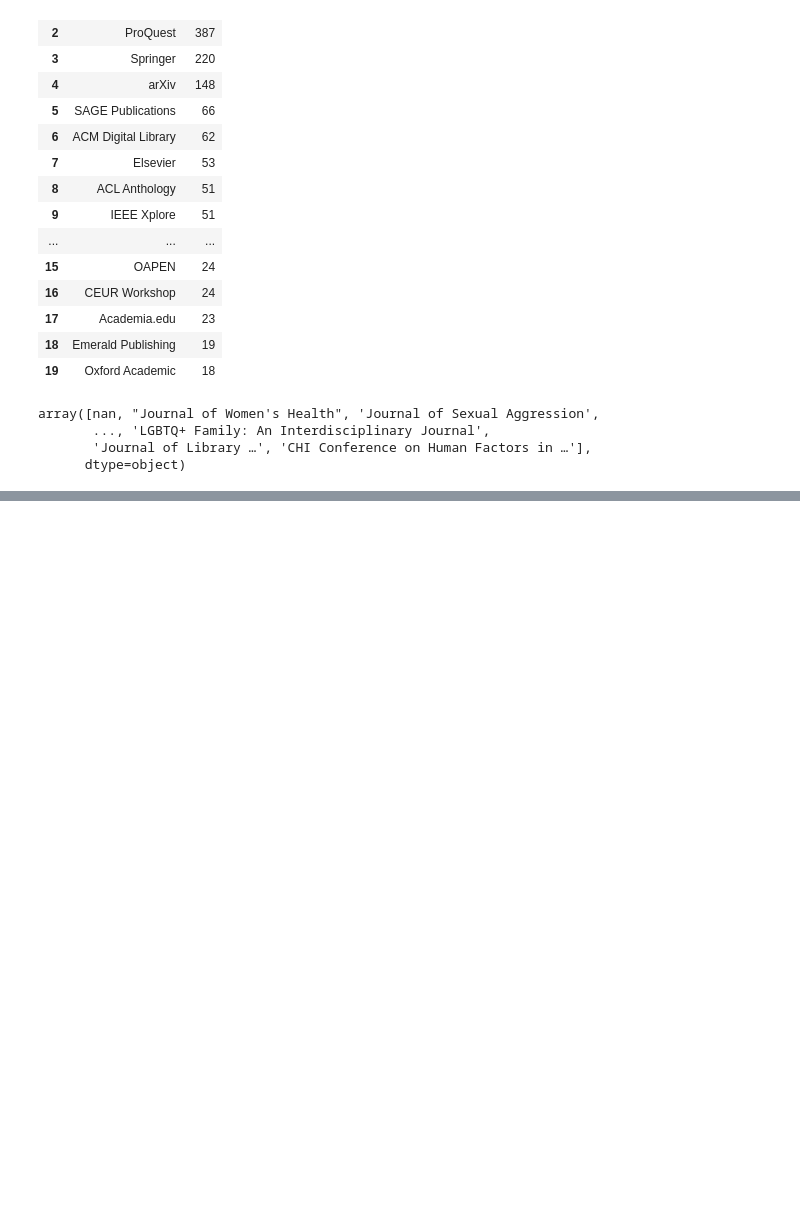
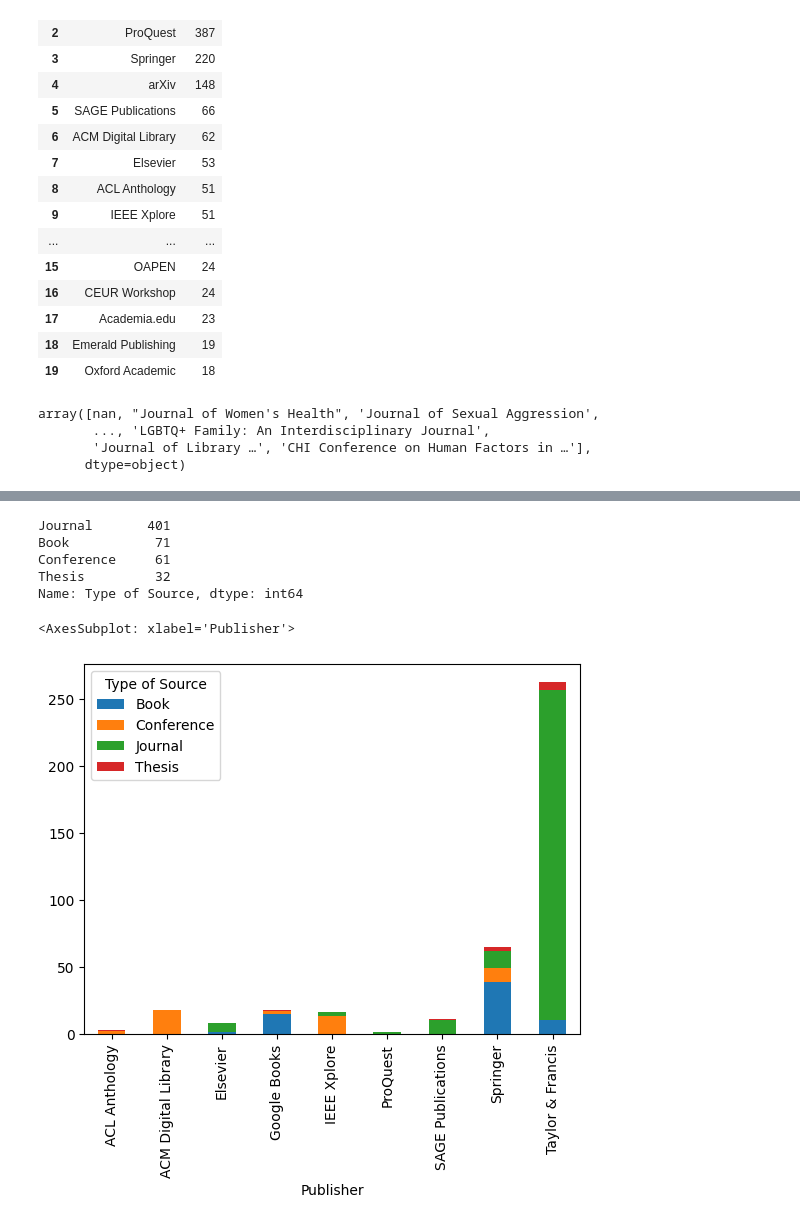
Before and after one commit to booktrackerGirl/Data-wrangling-and-analysis, a Jupyter notebook: Goggle Scholar Search/google_scholar_search_analysis.ipynb, the cells around one changed output, grey strips where cells are left out. Saved outputs shown, nothing was run; the diff lists cells and outputs as text; code cells hidden in the pictures; blank space fills up the shorter version.

```diff
--- a/Goggle Scholar Search/google_scholar_search_analysis.ipynb
+++ b/Goggle Scholar Search/google_scholar_search_analysis.ipynb
@@ -280,0 +285,14 @@ array([nan, "Journal of Women's Health", 'Journal of Sexual Aggression',
+# %%
+# Grouping the manuscript types together
+
+L = ['conference', 'journal', 'article', 'thesis', 'dissertation',
+     'handbook', 'report', 'book', 'encyclopedia', 'research']
+# article can be termed similar to journals, since usually they come together
+
+
+pat = '|'.join(r"\b{}\b".format(x) for x in L)
+
+df['Type of Source'] = df['Source'].str.findall(pat, flags=re.I).str.join(', ')
+
+df['Type of Source'].value_counts() # shows using 'research' as a keyword is redundant, and usually the other keyword is the important one
+# Also hence use extract instead of findall, and arrange the order of the keywords according to preference
@@ -280,0 +317,15 @@ array([nan, "Journal of Women's Health", 'Journal of Sexual Aggression',
+# %%
+df['Type of Source'] = df['Source'].str.extract('('+ pat + ')', expand=False, flags=re.I)
+df['Type of Source'] = df['Type of Source'].replace(['journal', 'JOURNAL'],'Journal')
+df['Type of Source'] = df['Type of Source'].replace(['conference'],'Conference')
+df['Type of Source'] = df['Type of Source'].replace(['handbook', 'Handbook', 'Encyclopedia'],'Book') # Can encyclopedia be clubbed as well?
+# and should I keep 'book' instead of handbook
+df['Type of Source'] = df['Type of Source'].replace(['Dissertation', 'Research', 'research'],'Thesis') # can research also be clubbed with this?
+
+df['Type of Source'].value_counts()
+# %% [output]
+Journal       401
+Book           71
+Conference     61
+Thesis         32
+Name: Type of Source, dtype: int64
@@ -280,0 +357,14 @@ array([nan, "Journal of Women's Health", 'Journal of Sexual Aggression',
+# %%
+# Type of sources and publisher
+
+list_top10pubs = list(df['Publisher'].value_counts()[:10].keys())
+df_pub_source= df.loc[df['Publisher'].isin(list_top10pubs)]
+df_pub_source = df_pub_source.groupby(['Type of Source','Publisher']).size().reset_index().rename(columns={0:'count'})
+df_pub_source= df_pub_source.sort_values(['Publisher', 'count'],axis=0,ascending=False)
+df_pub_source
+# arXiv not there as all are preprints
+
+df_pub_source.pivot(index=["Publisher"], columns='Type of Source', values='count').plot(kind='bar', stacked=True)
+# %% [output]
+<AxesSubplot: xlabel='Publisher'>
+[figure, added]
```
Also changed, not shown: parts of 3 cells of this notebook, 1 other file.
